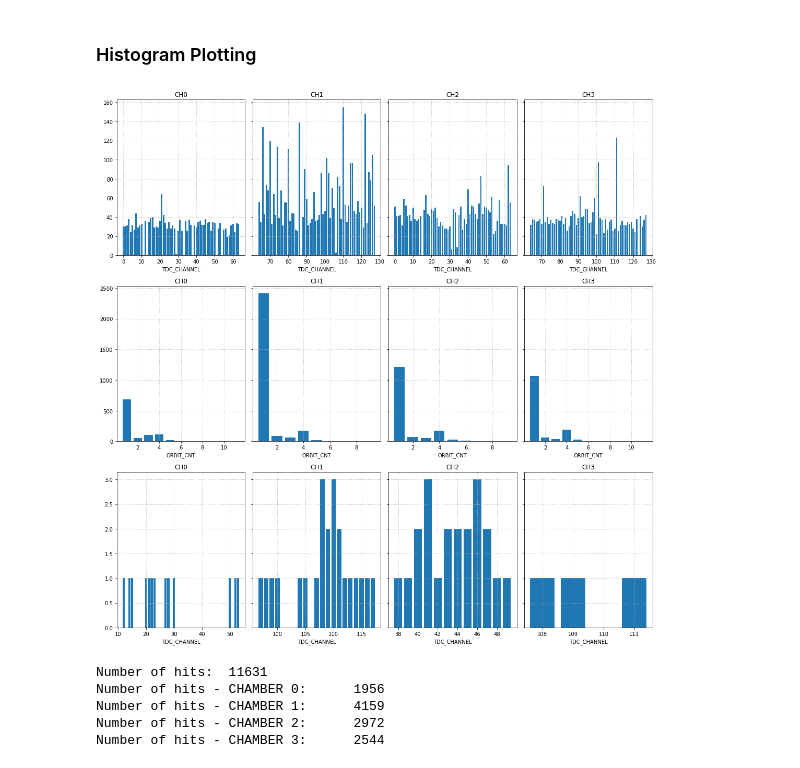
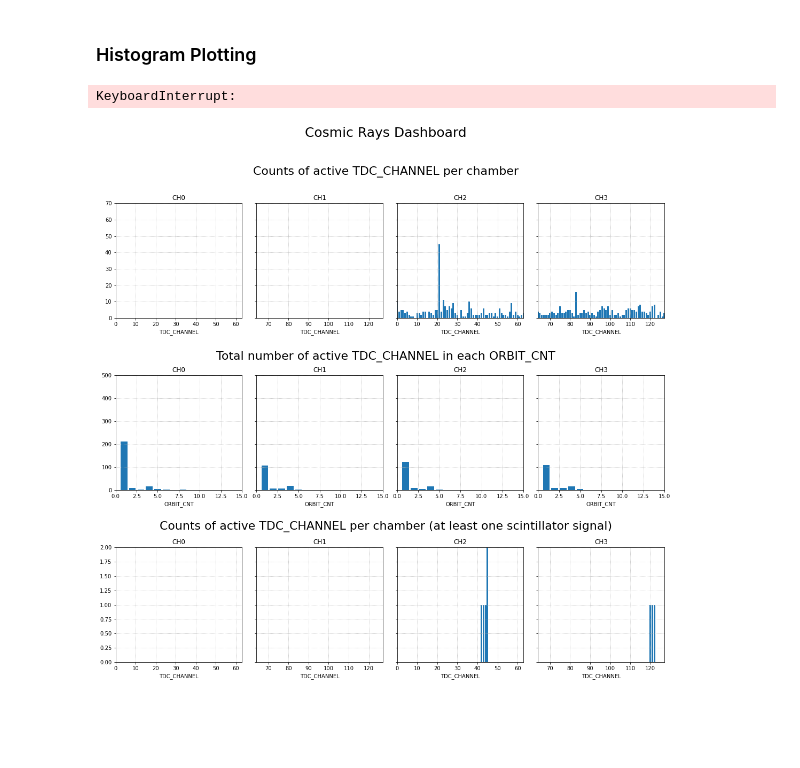
Before and after one commit to aidinattar/CosmicRays-LiveDashboard--Spark-Kafka, a Jupyter notebook: Consumer.ipynb, the cells around one changed output. Saved outputs shown, nothing was run; the diff lists cells and outputs as text; code cells hidden in the pictures; blank space fills up the shorter version.

Commit message:
update clustering for spark, new framework for the dashboard

```diff
--- a/Consumer.ipynb
+++ b/Consumer.ipynb
@@ -44,6 +44,34 @@ consumer.partitions_for_topic('topic_results')
 # %% [markdown]
 ### Histogram Plotting
 # %%
+def set_axes( ax ):
+    ax[0,0].set_xlim([ 0,  63])
+    ax[0,1].set_xlim([64, 127])
+    ax[0,2].set_xlim([ 0,  63])
+    ax[0,3].set_xlim([64, 127])
+    ax[0,0].set_ylim([ 0,  70])
+    ax[0,1].set_ylim([ 0,  70])
+    ax[0,2].set_ylim([ 0,  70])
+    ax[0,3].set_ylim([ 0,  70])
+
+    ax[1,0].set_xlim([0,  15])
+    ax[1,1].set_xlim([0,  15])
+    ax[1,2].set_xlim([0,  15])
+    ax[1,3].set_xlim([0,  15])
+    ax[1,0].set_ylim([0, 500])
+    ax[1,1].set_ylim([0, 500])
+    ax[1,2].set_ylim([0, 500])
+    ax[1,3].set_ylim([0, 500])
+
+    ax[2,0].set_xlim([ 0, 63])
+    ax[2,1].set_xlim([64,127])
+    ax[2,2].set_xlim([ 0, 63])
+    ax[2,3].set_xlim([64,127])
+    ax[2,0].set_ylim([0,   2])
+    ax[2,1].set_ylim([0,   2])
+    ax[2,2].set_ylim([0,   2])
+    ax[2,3].set_ylim([0,   2])
+
 def build_hist( msg, fig, axes ):
     '''
     Function tu build up the histograms in the
@@ -69,25 +97,29 @@ def build_hist( msg, fig, axes ):
                                   msg[chamber][histo]['bin_counts'] )
             ax.tick_params()
 
-    plt.tight_layout()
+    set_axes(axes)
     display.clear_output(wait=True)
     display.display(pl.gcf())
 # %%
-fig, ax = plt.subplots(nrows=3, ncols=4, sharey='row', figsize=(15,15))
+fig, ax = plt.subplots(nrows=3, ncols=4, sharey='row', figsize=(15,13))
+
+fig.suptitle('Cosmic Rays Dashboard', fontsize=25, y=1.1)
+fig.tight_layout()
+fig.subplots_adjust(hspace=.5)
+
+plt.figtext(0.5, 1.01, 'Counts of active TDC_CHANNEL per chamber', ha='center', va='center', fontsize = 22)
+plt.figtext(0.5,  .64, 'Total number of active TDC_CHANNEL in each ORBIT_CNT', ha='center', va='center', fontsize = 22)
+plt.figtext(0.5,  .30, 'Counts of active TDC_CHANNEL per chamber (at least one scintillator signal)', ha='center', va='center', fontsize = 22)
 
 for msg in consumer:
 
     msg_json = json.loads(msg.value)
 
     print("Number of hits: ", msg_json['hits'])
     for chamber in range(4):
         print(f"Number of hits - CHAMBER {chamber}:\t", msg_json['CH'+str(chamber)]['total_hits'])
 
     build_hist(msg_json, fig, ax)
 # %% [output]
+KeyboardInterrupt:
-[figure, old version]
+[figure, new version]
-Number of hits:  11631
-Number of hits - CHAMBER 0:      1956
-Number of hits - CHAMBER 1:      4159
-Number of hits - CHAMBER 2:      2972
-Number of hits - CHAMBER 3:      2544
```
Also changed, not shown: parts of 1 cell of this notebook, 2 other files.
